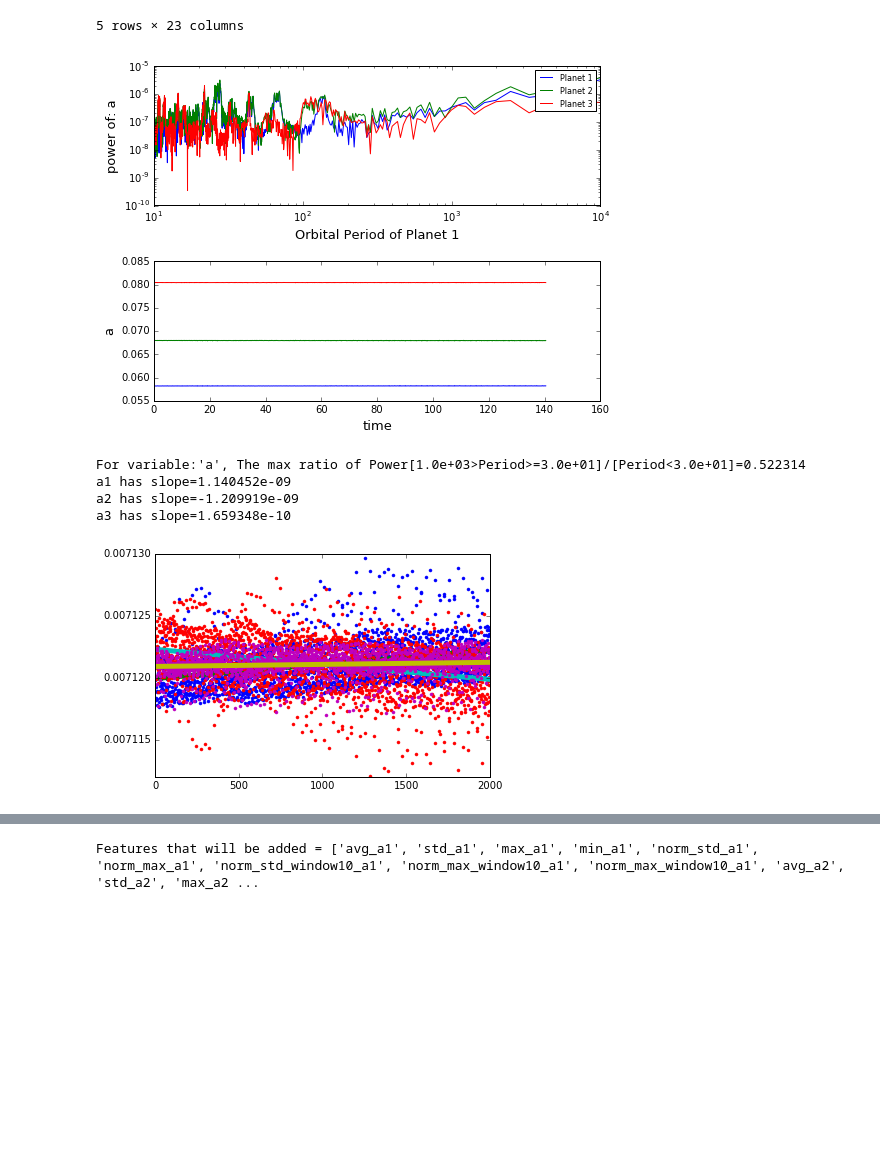
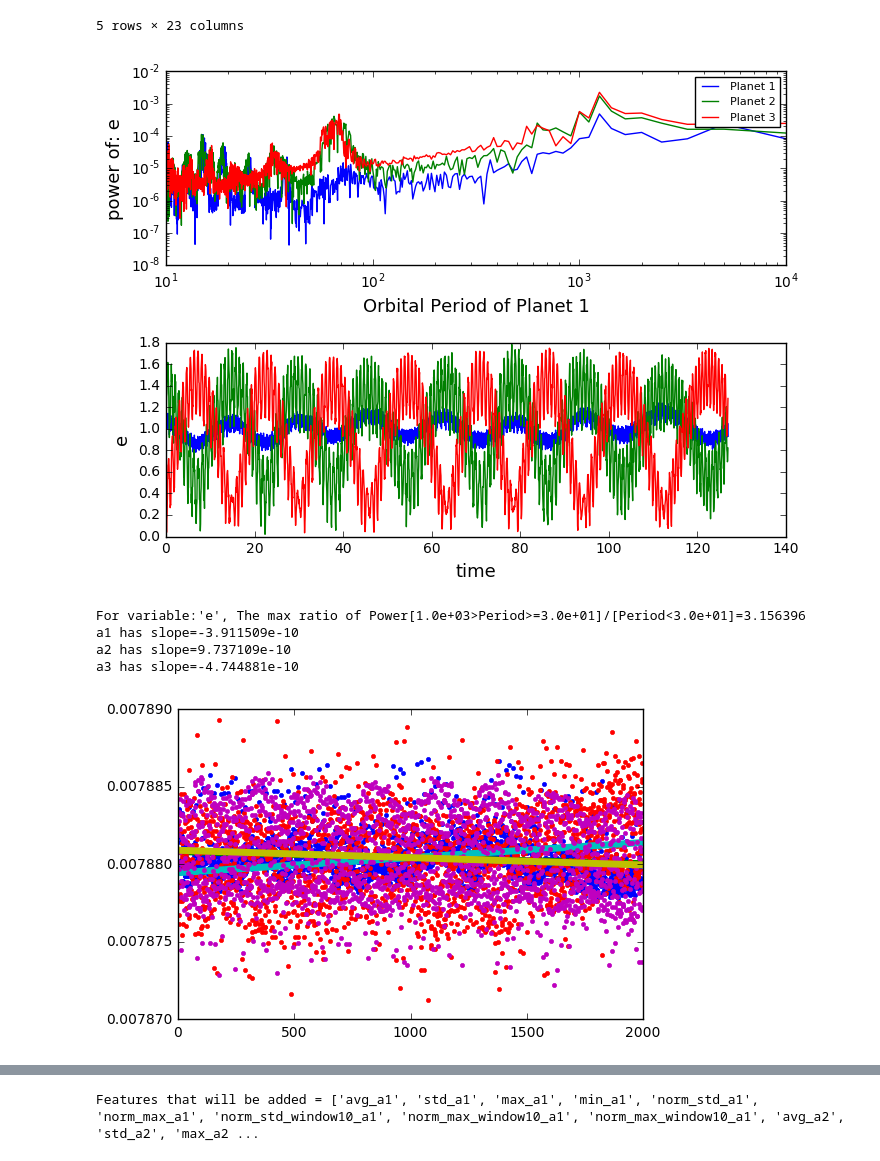
Before and after one commit to dtamayo/Stability, a Jupyter notebook: GenData/GenerateFeatures-Ari.ipynb, the cells around one changed output, grey strips where cells are left out. Saved outputs shown, nothing was run; the diff lists cells and outputs as text; code cells hidden in the pictures; blank space fills up the shorter version.

```diff
--- a/GenData/GenerateFeatures-Ari.ipynb
+++ b/GenData/GenerateFeatures-Ari.ipynb
@@ -125,8 +125,8 @@ def fourier(data,var):
         bound2 = 1000
         power_ratio = max(sum(power[(OP1>=bound1)&(OP1<bound2)])/sum(power[OP1<bound1]),power_ratio) #ratio of power[OP1>boundaryOP1]/power[OP1<boundaryOP1]
         ax[0].plot(OP1,power,label='Planet %d'%i)
-        ax[1].plot(t,y,label='Planet %d'%i)
-        #ax[1].plot(t,y/np.median(y) + 1e-3*i,label='Planet %d'%i)
+        #ax[1].plot(t,y,label='Planet %d'%i)
+        ax[1].plot(t,y/np.median(y) + 1e-3*i,label='Planet %d'%i)
 
     ax[0].set_ylabel("power of: "+var, fontsize=13)
     ax[0].set_xlabel('Orbital Period of Planet 1', fontsize=13)
@@ -152,33 +152,25 @@ def feature_slope(data,feature):
 # %%
 #ids labelled as stable but unstable: 4002, 1777, 4404, 2487, 4680
 #ids correct: 1229, 1644, 759, 1515, 4470
 import matplotlib.pyplot as plt
 %matplotlib inline
 
-sim_id = 4002
-var = "a"
+missclass = [4002,4404,2487,1042,313,3778,804,2965,2575,461,346,2949,822,2035,2750,2401]
+#sim_id = missclass[5]
+sim_id = 461
+var = "e"
 
 filename = '../data/featuresfromshortruns/output'+str(sim_id)+'.csv'
 #filename = '/mnt/raid-cita/dtamayo/Stability/data/featuresfromshortruns/output'+str(sim_id)+'.csv'
 run = pd.read_csv(filename, names=columns)
 fourier(run,var)
 
 for i in range(1,4):
     feature_slope(run,"a"+str(i))
-
-#Nsamples=50
-#for i in range(1,4):
-#    drift_window(run,'a'+str(i),Nsamples)
-
-#score = []
-#for N in np.logspace(0,3,50):
-#    N = int(N)
-#    score.append(drift_window(run,"a2",N))
-#plt.plot(score)
 # %% [output]
-[figure, old version]
+[figure, new version]
-For variable:'a', The max ratio of Power[1.0e+03>Period>=3.0e+01]/[Period<3.0e+01]=0.522314
-a1 has slope=1.140452e-09
-a2 has slope=-1.209919e-09
-a3 has slope=1.659348e-10
+For variable:'e', The max ratio of Power[1.0e+03>Period>=3.0e+01]/[Period<3.0e+01]=3.156396
+a1 has slope=-3.911509e-10
+a2 has slope=9.737109e-10
+a3 has slope=-4.744881e-10
-[figure, old version]
+[figure, new version]
```
Also changed, not shown: parts of 1 cell of this notebook, 5 other files.
